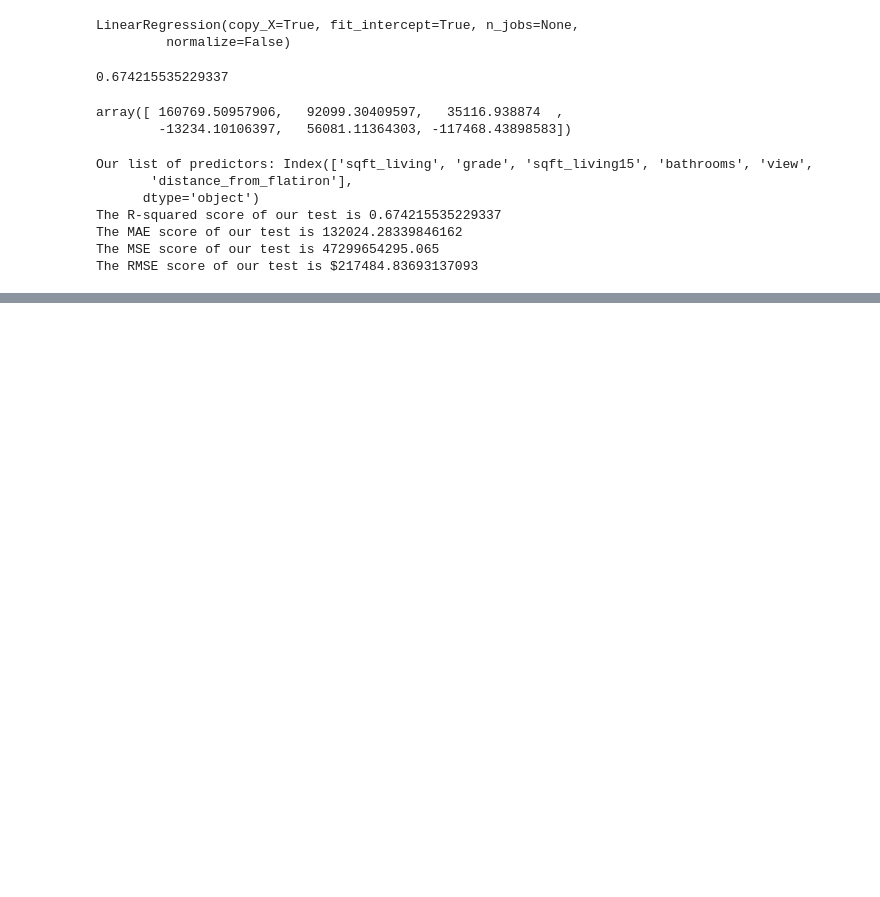
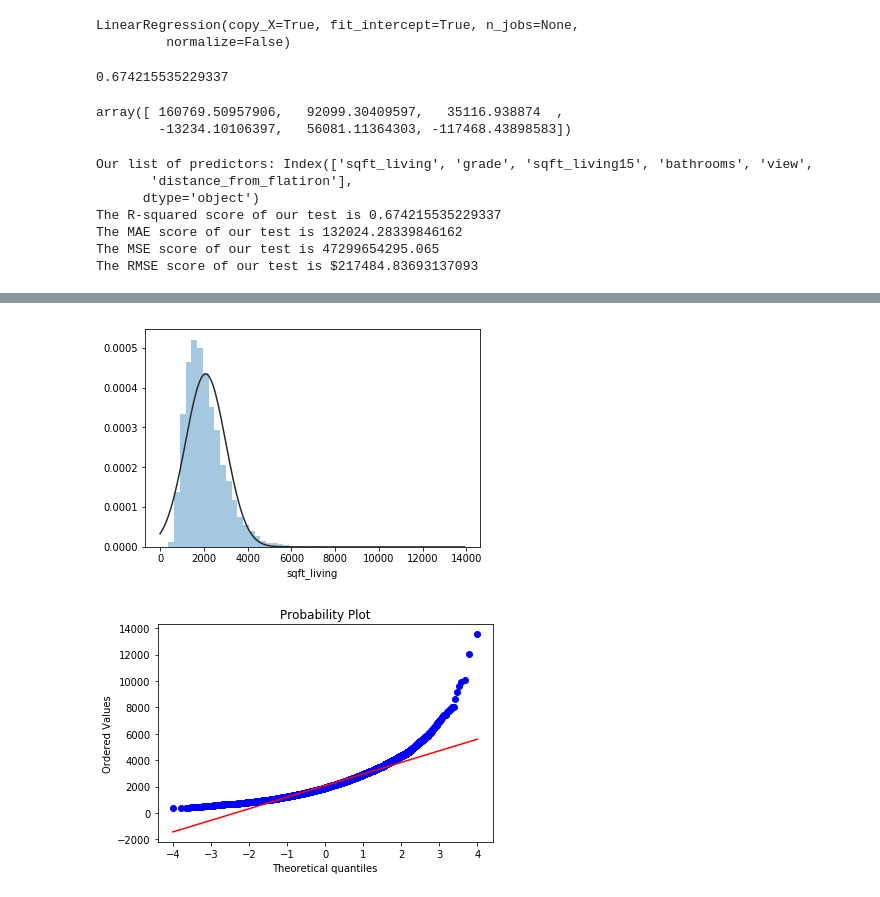
Before and after one commit to A92e/kingcountyWA_home_price_predictor, a Jupyter notebook: kevin_zip_wip.ipynb, the cells around one changed output, grey strips where cells are left out. Drawn from its saved outputs; the diff is of its cells as text; code cells hidden in the pictures; blank space fills up the shorter version.

```diff
--- a/kevin_zip_wip.ipynb
+++ b/kevin_zip_wip.ipynb
@@ -200,0 +207,8 @@ The RMSE score of our test is $217484.83693137093
+# %%
+#histogram and normal probability plot
+sns.distplot(df['sqft_living'], fit=norm, bins=50, kde=False);
+fig = plt.figure()
+res = stats.probplot(df['sqft_living'], plot=plt)
+# %% [output]
+[figure, added]
+[figure, added]
```
Also changed, not shown: parts of 25 cells of this notebook.
